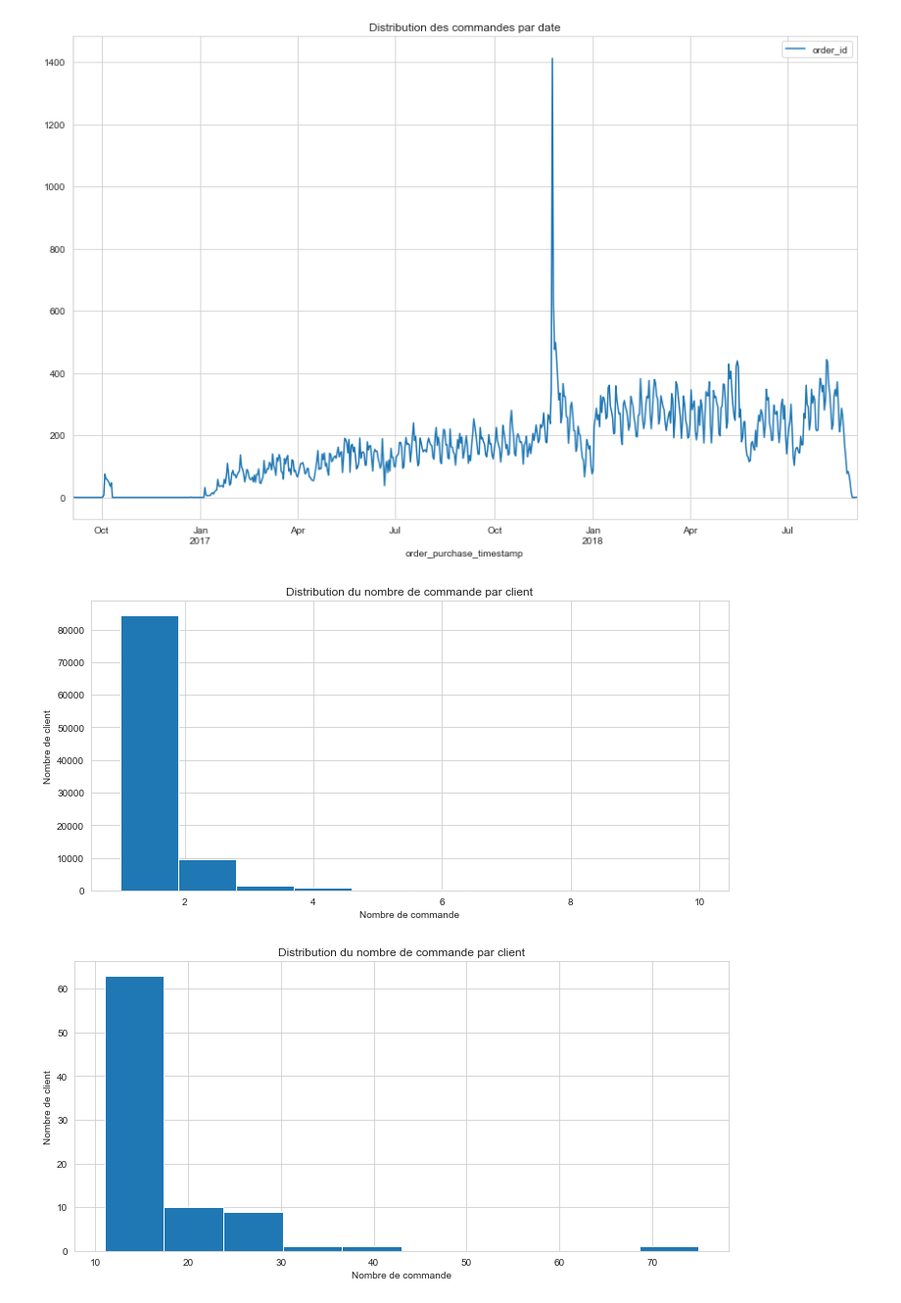
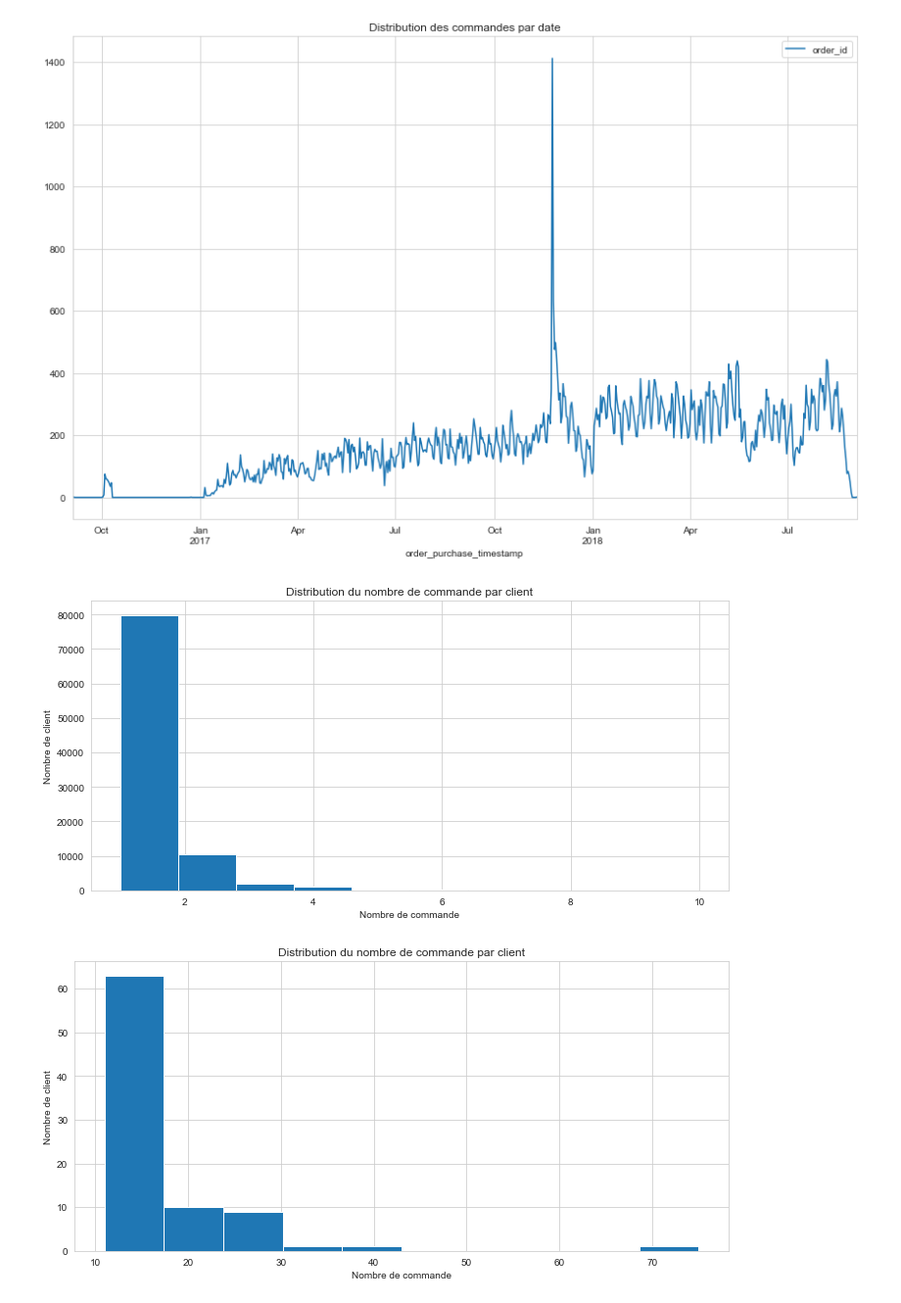
Before and after one commit to Julien-Martin/OC-IML-P4, a Jupyter notebook: Cleaning & EDA.ipynb, the cells around one changed output. Shown: that part at 98% size. Saved outputs shown, nothing was run; the diff lists cells and outputs as text; code cells hidden in the pictures.

```diff
--- a/Cleaning & EDA.ipynb
+++ b/Cleaning & EDA.ipynb
@@ -411,13 +412,13 @@ plt.show()
 # %%
 plt.figure(figsize=(10, 5))
 plt.title("Distribution du nombre de commande par client")
 plt.xlabel("Nombre de commande")
 plt.ylabel("Nombre de client")
-df["customer_id"].value_counts()[df["customer_id"].value_counts() <= 10].hist(bins=10)
+df["customer_unique_id"].value_counts()[df["customer_unique_id"].value_counts() <= 10].hist(bins=10)
 plt.tight_layout()
 plt.show()
 # %% [output]
-[figure, old version]
+[figure, new version]
 # %%
 plt.figure(figsize=(10, 5))
 plt.title("Distribution du nombre de commande par client")
```
Also changed, not shown: parts of 4 cells of this notebook.
